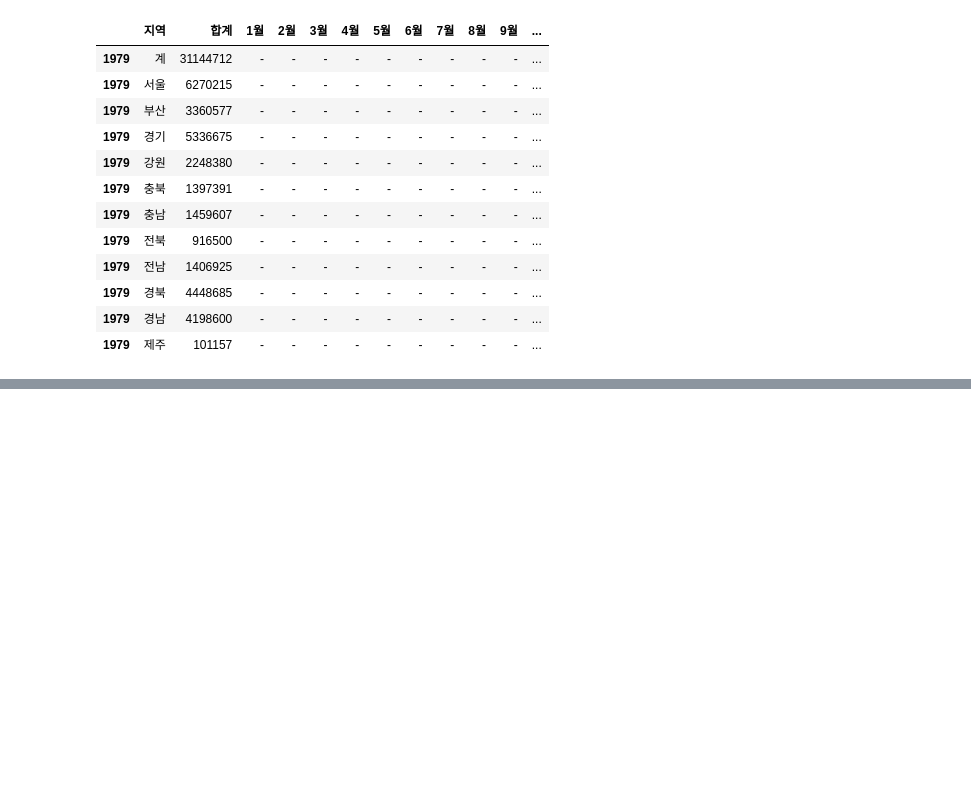
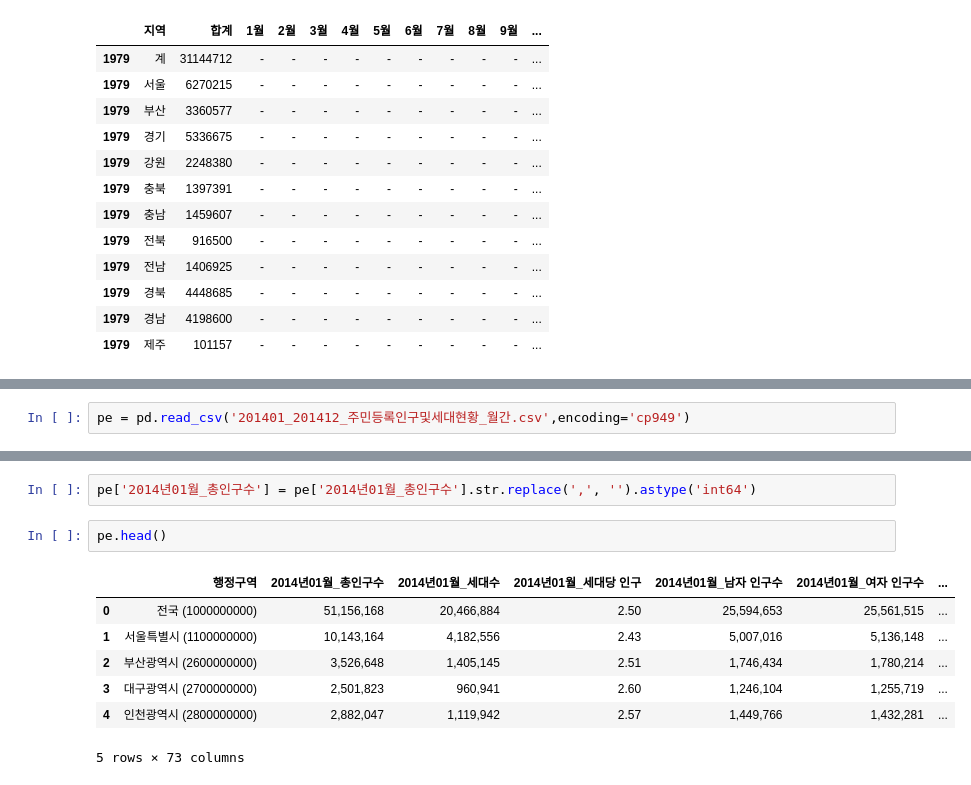
Before and after one commit to SSUUN/kepco_5, a Jupyter notebook: 행정구역별 판매전력량.ipynb, the cells around one changed output, grey strips where cells are left out. Saved outputs shown, nothing was run; the diff lists cells and outputs as text; blank space fills up the shorter version.

```diff
--- a/행정구역별 판매전력량.ipynb
+++ b/행정구역별 판매전력량.ipynb
@@ -67,0 +107,2 @@ a = elec['지역']=='서울'
+# %%
+pe = pd.read_csv('201401_201412_주민등록인구및세대현황_월간.csv',encoding='cp949')
@@ -67,0 +129,12 @@ a = elec['지역']=='서울'
+# %%
+pe['2014년01월_총인구수'] = pe['2014년01월_총인구수'].str.replace(',', '').astype('int64')
+# %%
+pe.head()
+# %% [output]
+|  | 행정구역 | 2014년01월_총인구수 | 2014년01월_세대수 | 2014년01월_세대당 인구 | 2014년01월_남자 인구수 | 2014년01월_여자 인구수 | ... |
+| 0 | 전국 (1000000000) | 51,156,168 | 20,466,884 | 2.50 | 25,594,653 | 25,561,515 | ... |
+| 1 | 서울특별시 (1100000000) | 10,143,164 | 4,182,556 | 2.43 | 5,007,016 | 5,136,148 | ... |
+| 2 | 부산광역시 (2600000000) | 3,526,648 | 1,405,145 | 2.51 | 1,746,434 | 1,780,214 | ... |
+| 3 | 대구광역시 (2700000000) | 2,501,823 | 960,941 | 2.60 | 1,246,104 | 1,255,719 | ... |
+| 4 | 인천광역시 (2800000000) | 2,882,047 | 1,119,942 | 2.57 | 1,449,766 | 1,432,281 | ... |
+5 rows × 73 columns
```
Also changed, not shown: parts of 13 cells of this notebook.
